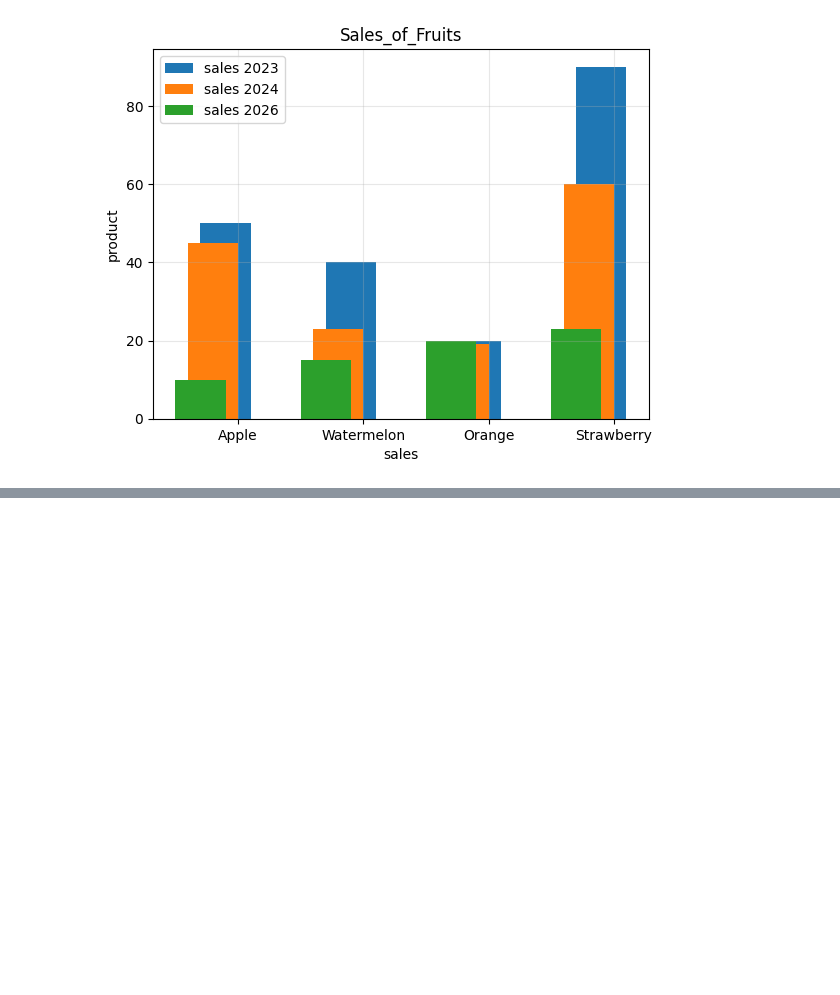
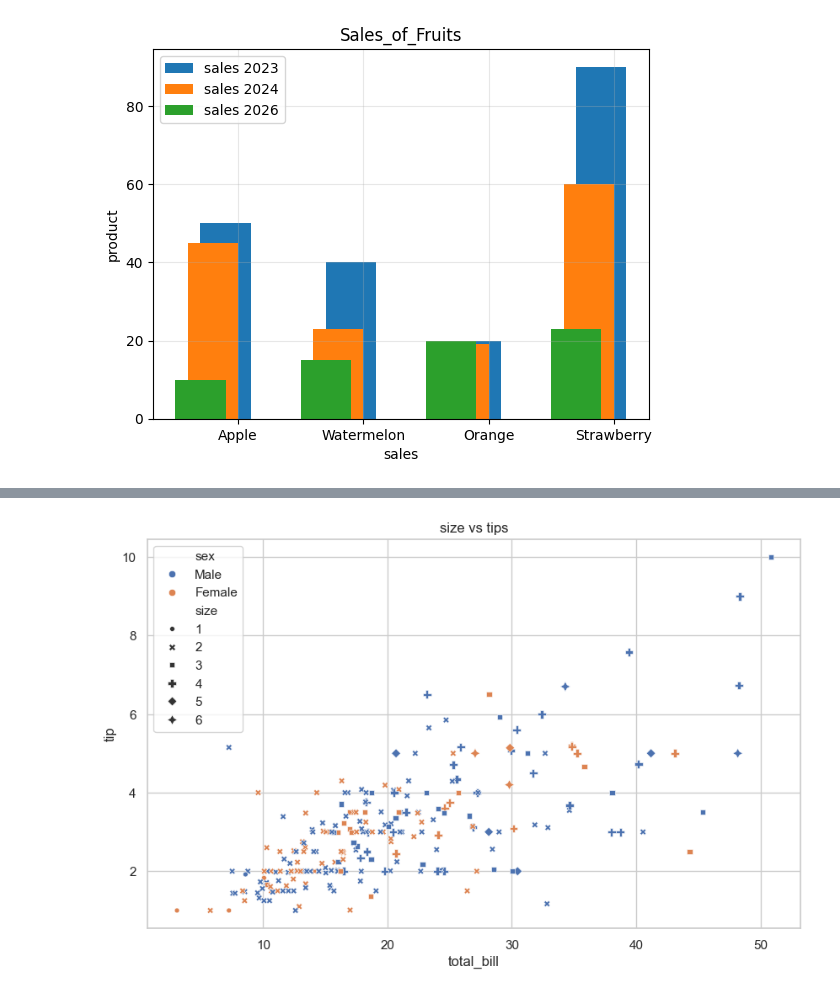
Before and after one commit to rupalighatale9/Rupali-Python-Practice, a Jupyter notebook: visualization.ipynb, the cells around one changed output, grey strips where cells are left out. Saved outputs shown, nothing was run; the diff lists cells and outputs as text; code cells hidden in the pictures; blank space fills up the shorter version.

```diff
--- a/visualization.ipynb
+++ b/visualization.ipynb
@@ -96,0 +168,14 @@ plt.show()
+# %%
+sns.scatterplot(
+    data=tips,
+    x='total_bill',
+    y='tip',
+    hue='sex', #color by gender
+    style='size', #difference
+    size='size',
+    palette='deep'
+)
+plt.title("size vs tips")
+plt.show()
+# %% [output]
+[figure, added]
```
Also changed, not shown: parts of 12 cells of this notebook.
